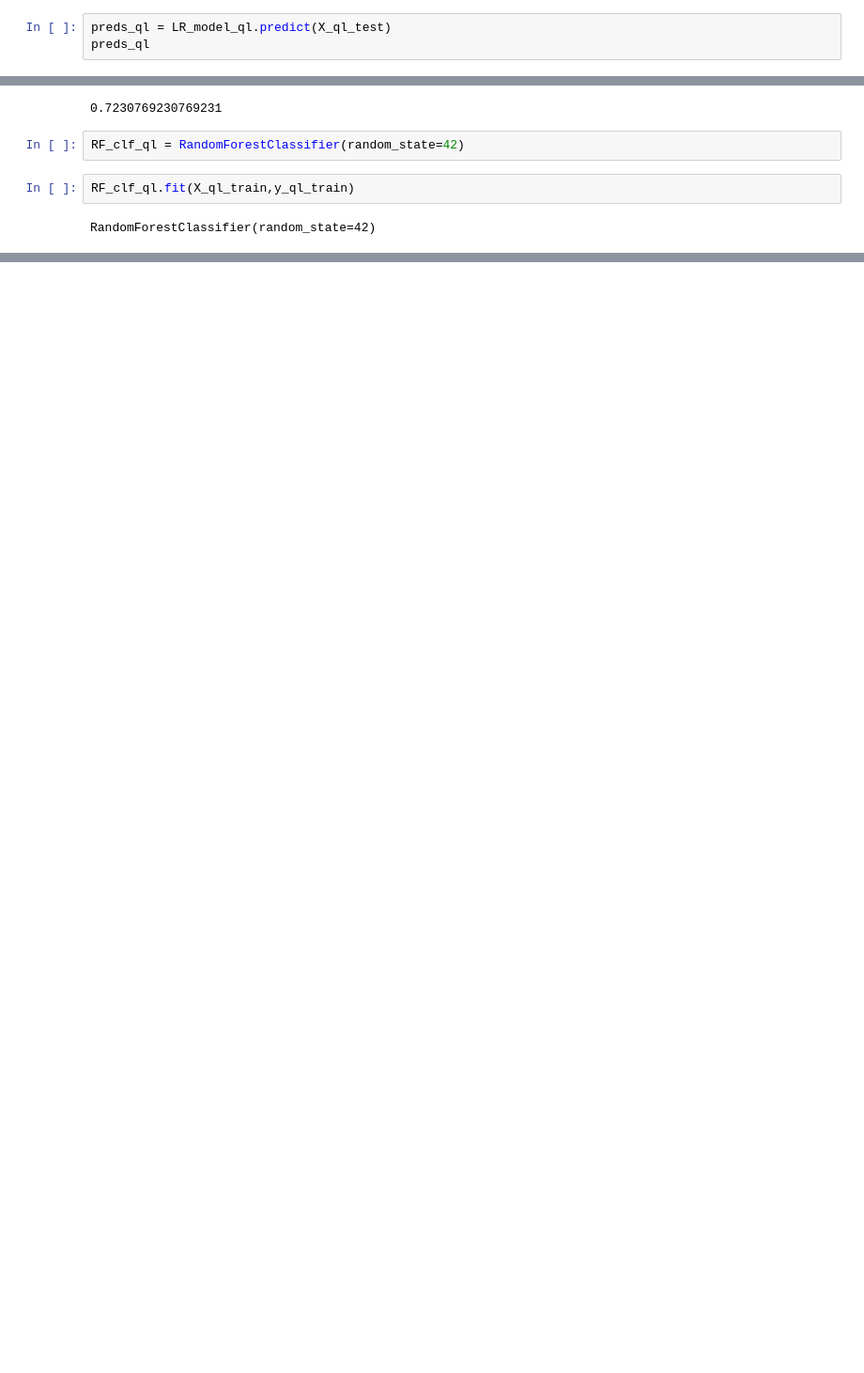
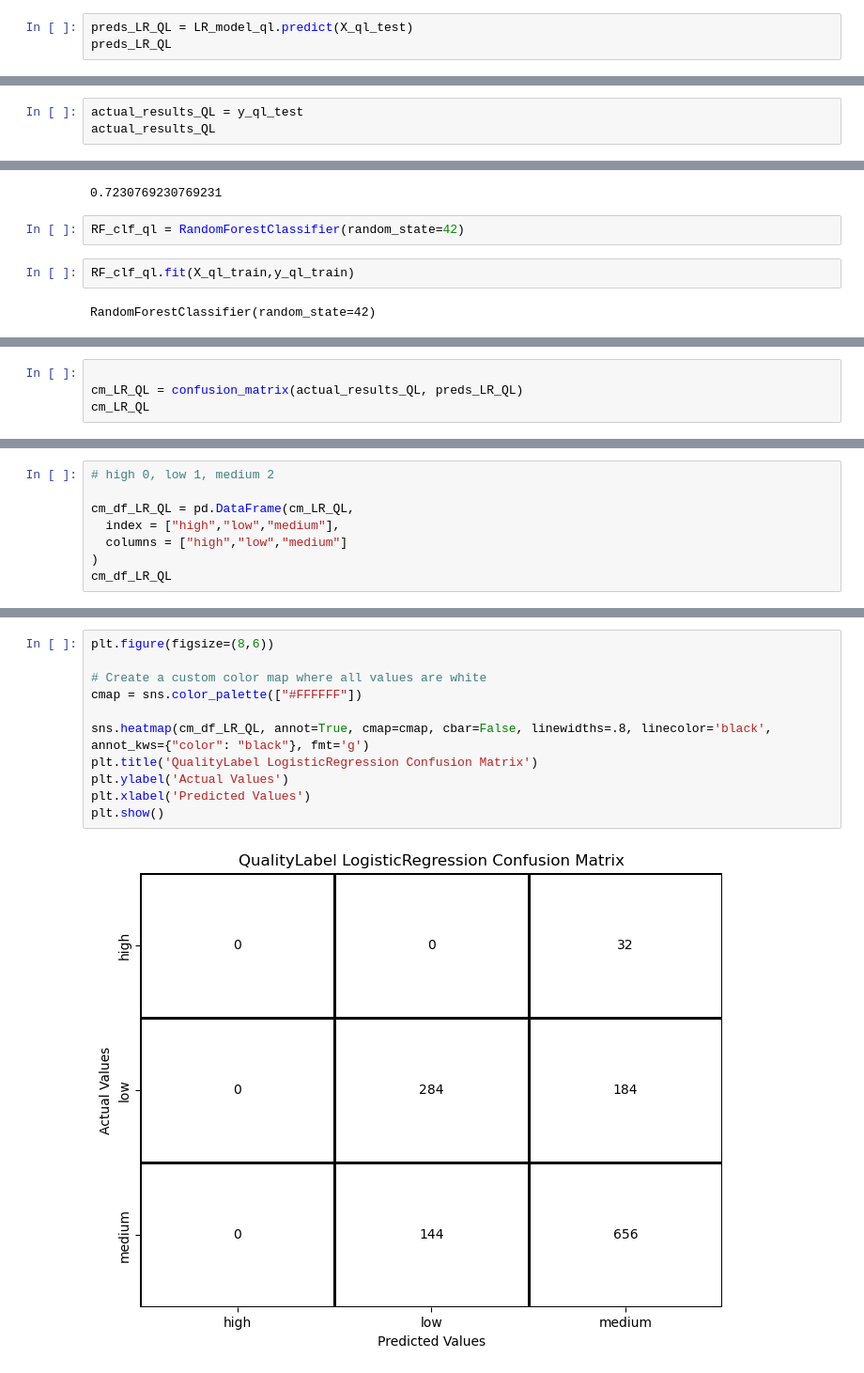
Before and after one commit to TimGarnault/project_2, a Jupyter notebook: sprint_3.ipynb, the cells around one changed output, grey strips where cells are left out. Shown at 94% size. Cells and saved outputs as stored; diff of their text form; blank space fills up the shorter version.

```diff
--- a/sprint_3.ipynb
+++ b/sprint_3.ipynb
@@ -314,7 +335,7 @@ LR_model_ql.fit(X_ql_train, y_ql_train)
 # %% [output]
 LogisticRegression(max_iter=7200)
 # %%
-preds_ql = LR_model_ql.predict(X_ql_test)
-preds_ql
+preds_LR_QL = LR_model_ql.predict(X_ql_test)
+preds_LR_QL
 # %% [output]
 array([2, 2, 2, ..., 2, 2, 1])
@@ -335,0 +342,3 @@ Name: quality_label, Length: 1300, dtype: int32
+# %%
+actual_results_QL = y_ql_test
+actual_results_QL
@@ -541,0 +458,4 @@ acc_ql_R_clf
+# %%
+
+cm_LR_QL = confusion_matrix(actual_results_QL, preds_LR_QL)
+cm_LR_QL
@@ -541,0 +466,8 @@ acc_ql_R_clf
+# %%
+# high 0, low 1, medium 2
+
+cm_df_LR_QL = pd.DataFrame(cm_LR_QL,
+  index = ["high","low","medium"],
+  columns = ["high","low","medium"]
+)
+cm_df_LR_QL
@@ -541,0 +479,13 @@ acc_ql_R_clf
+# %%
+plt.figure(figsize=(8,6))
+
+# Create a custom color map where all values are white
+cmap = sns.color_palette(["#FFFFFF"])
+
+sns.heatmap(cm_df_LR_QL, annot=True, cmap=cmap, cbar=False, linewidths=.8, linecolor='black', annot_kws={"color": "black"}, fmt='g')
+plt.title('QualityLabel LogisticRegression Confusion Matrix')
+plt.ylabel('Actual Values')
+plt.xlabel('Predicted Values')
+plt.show()
+# %% [output]
+[figure, added]
```
Also changed, not shown: parts of 64 cells of this notebook.
